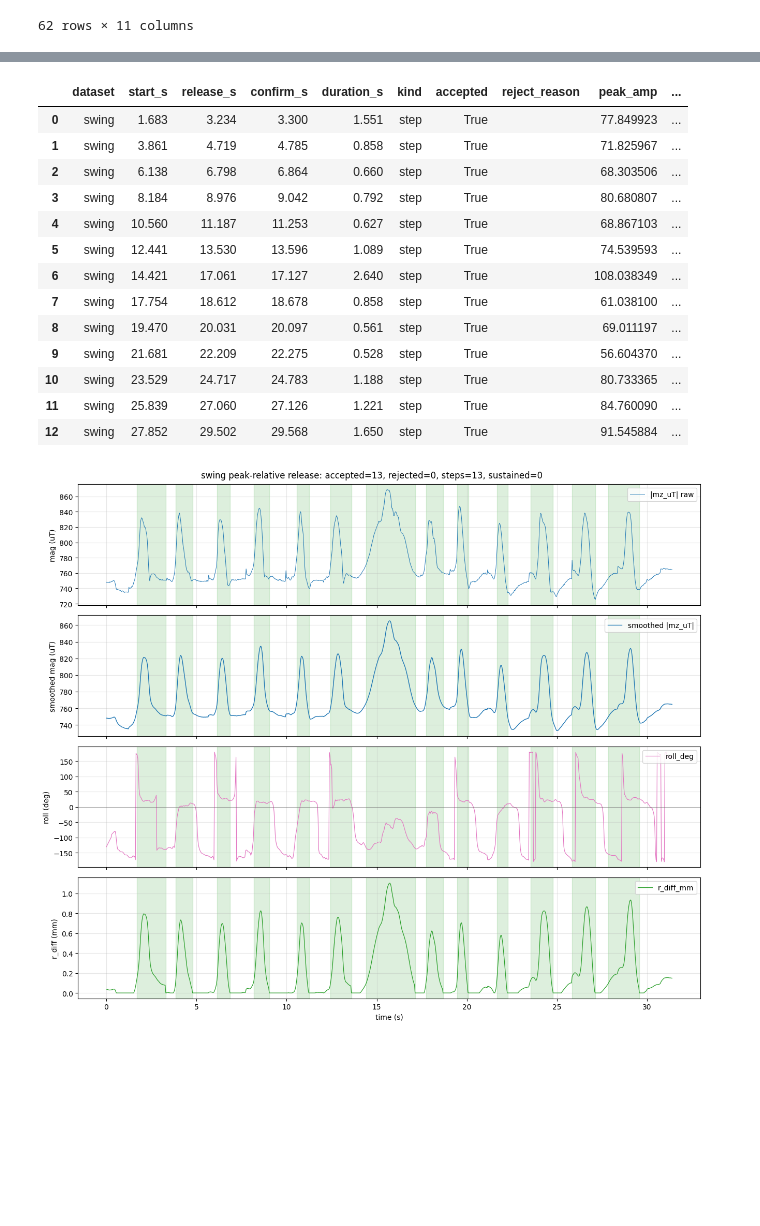
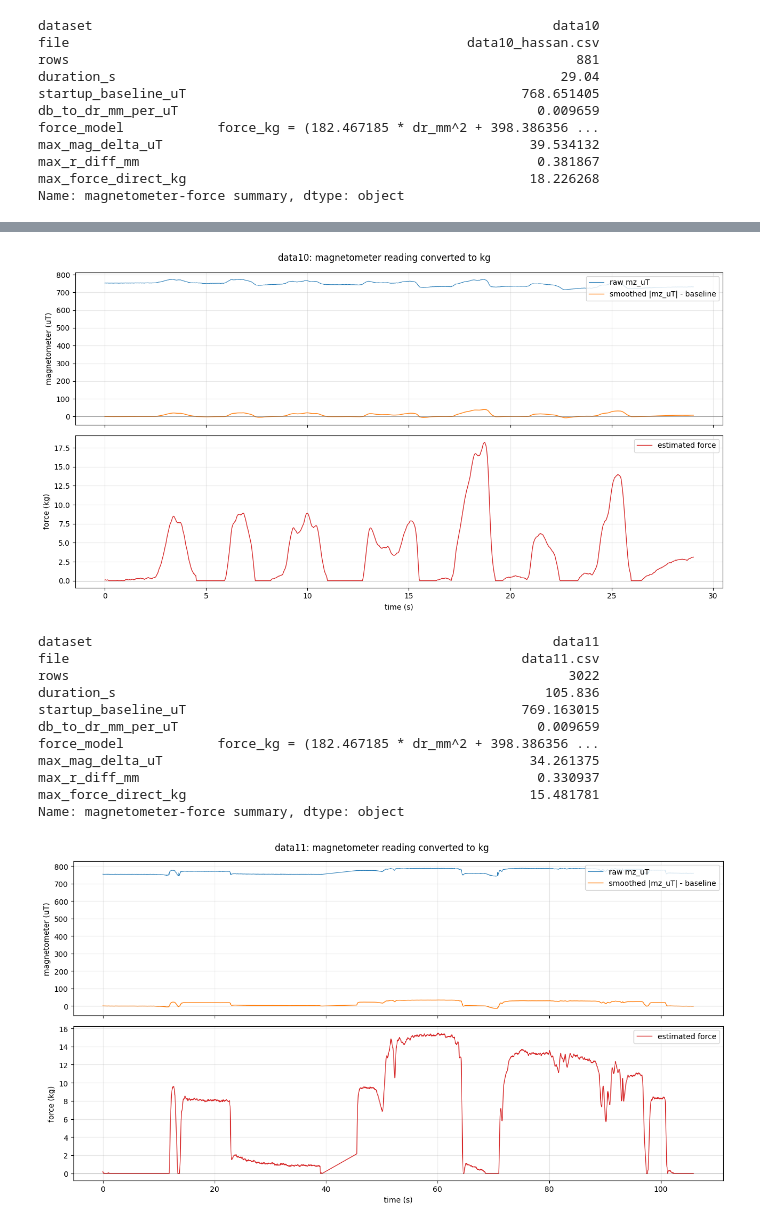
Before and after one commit to Hassan-Himaz/GM1-Crutch, a Jupyter notebook: Rig_tests_and_analysis/hassan_test_analysis.ipynb, the cells around one changed output, grey strips where cells are left out. Drawn from its saved outputs; the diff is of its cells as text; code cells hidden in the pictures; blank space fills up the shorter version.

```diff
--- a/Rig_tests_and_analysis/hassan_test_analysis.ipynb
+++ b/Rig_tests_and_analysis/hassan_test_analysis.ipynb
@@ -508,6 +573,8 @@ def compare_peak_release_datasets():
 # %%
-# RUN THIS CELL TO SEE ALL DATASETS
-compare_peak_release_datasets()
+# RUN THIS CELL TO PLOT DATA10 MAGNETOMETER AND FORCE IN KG
+plot_magnetometer_force_dataset("data10")
 
-plot_peak_release_dataset("swing") # try either "swing", "2pt", "3pt", or "4pt"
+# Optional comparisons:
+# compare_peak_release_datasets()
+# plot_peak_release_dataset("data10") # try either "data10", "data11", "swing", "2pt", "3pt", or "4pt"
 # %% [output]
@@ -532 +581,11 @@ plot_peak_release_dataset("swing") # try either "swing", "2pt", "3pt", or "4pt"
-62 rows × 11 columns
+dataset                                                           data10
+file                                                   data10_hassan.csv
+rows                                                                 881
+duration_s                                                         29.04
+startup_baseline_uT                                           768.651405
+db_to_dr_mm_per_uT                                              0.009659
+force_model            force_kg = (182.467185 * dr_mm^2 + 398.386356 ...
+max_mag_delta_uT                                               39.534132
+max_r_diff_mm                                                   0.381867
+max_force_direct_kg                                            18.226268
+Name: magnetometer-force summary, dtype: object
@@ -553,15 +592,17 @@ Name: peak-release summary, dtype: object
-|  | dataset | start_s | release_s | confirm_s | duration_s | kind | accepted | reject_reason | peak_amp | ... |
-| 0 | swing | 1.683 | 3.234 | 3.300 | 1.551 | step | True |  | 77.849923 | ... |
-| 1 | swing | 3.861 | 4.719 | 4.785 | 0.858 | step | True |  | 71.825967 | ... |
-| 2 | swing | 6.138 | 6.798 | 6.864 | 0.660 | step | True |  | 68.303506 | ... |
-| 3 | swing | 8.184 | 8.976 | 9.042 | 0.792 | step | True |  | 80.680807 | ... |
-| 4 | swing | 10.560 | 11.187 | 11.253 | 0.627 | step | True |  | 68.867103 | ... |
-| 5 | swing | 12.441 | 13.530 | 13.596 | 1.089 | step | True |  | 74.539593 | ... |
-| 6 | swing | 14.421 | 17.061 | 17.127 | 2.640 | step | True |  | 108.038349 | ... |
-| 7 | swing | 17.754 | 18.612 | 18.678 | 0.858 | step | True |  | 61.038100 | ... |
-| 8 | swing | 19.470 | 20.031 | 20.097 | 0.561 | step | True |  | 69.011197 | ... |
-| 9 | swing | 21.681 | 22.209 | 22.275 | 0.528 | step | True |  | 56.604370 | ... |
-| 10 | swing | 23.529 | 24.717 | 24.783 | 1.188 | step | True |  | 80.733365 | ... |
-| 11 | swing | 25.839 | 27.060 | 27.126 | 1.221 | step | True |  | 84.760090 | ... |
-| 12 | swing | 27.852 | 29.502 | 29.568 | 1.650 | step | True |  | 91.545884 | ... |
-[figure, old version]
+[figure, new version]
+# %%
+# RUN THIS CELL TO PLOT DATA11 MAGNETOMETER AND FORCE IN KG
+plot_magnetometer_force_dataset("data11")
+# %% [output]
+dataset                                                           data11
+file                                                          data11.csv
+rows                                                                3022
+duration_s                                                       105.836
+startup_baseline_uT                                           769.163015
+db_to_dr_mm_per_uT                                              0.009659
+force_model            force_kg = (182.467185 * dr_mm^2 + 398.386356 ...
+max_mag_delta_uT                                               34.261375
+max_r_diff_mm                                                   0.330937
+max_force_direct_kg                                            15.481781
+Name: magnetometer-force summary, dtype: object
+[figure, added]
```
Also changed, not shown: parts of 2 cells of this notebook, 14 other files.
